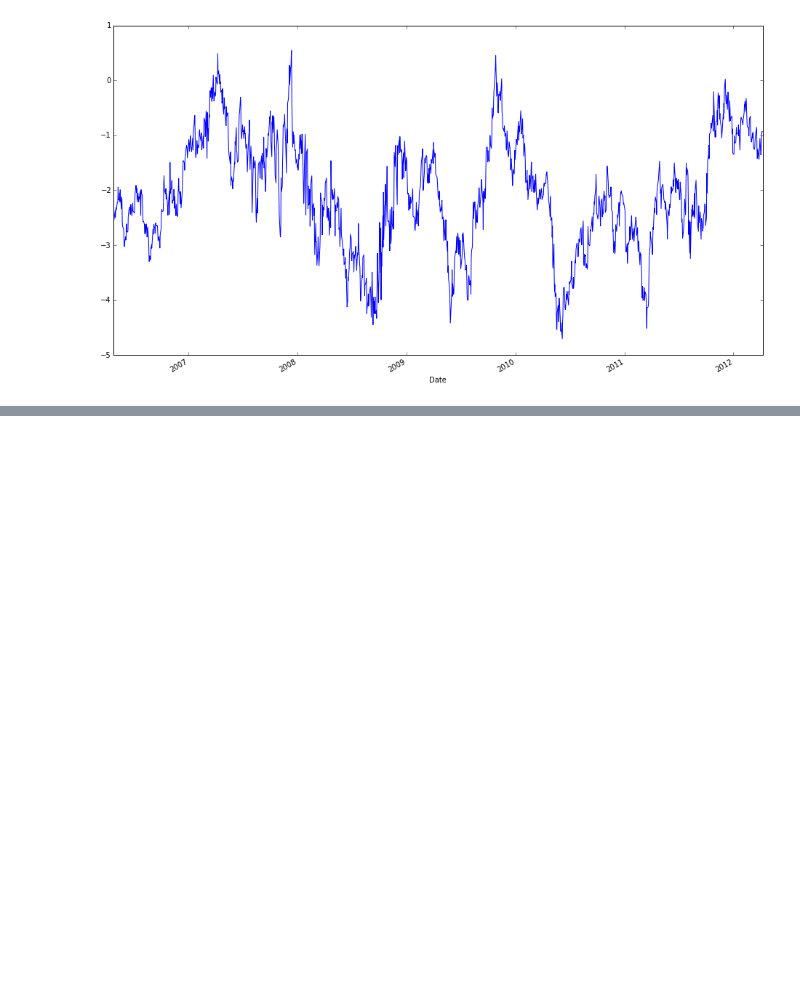
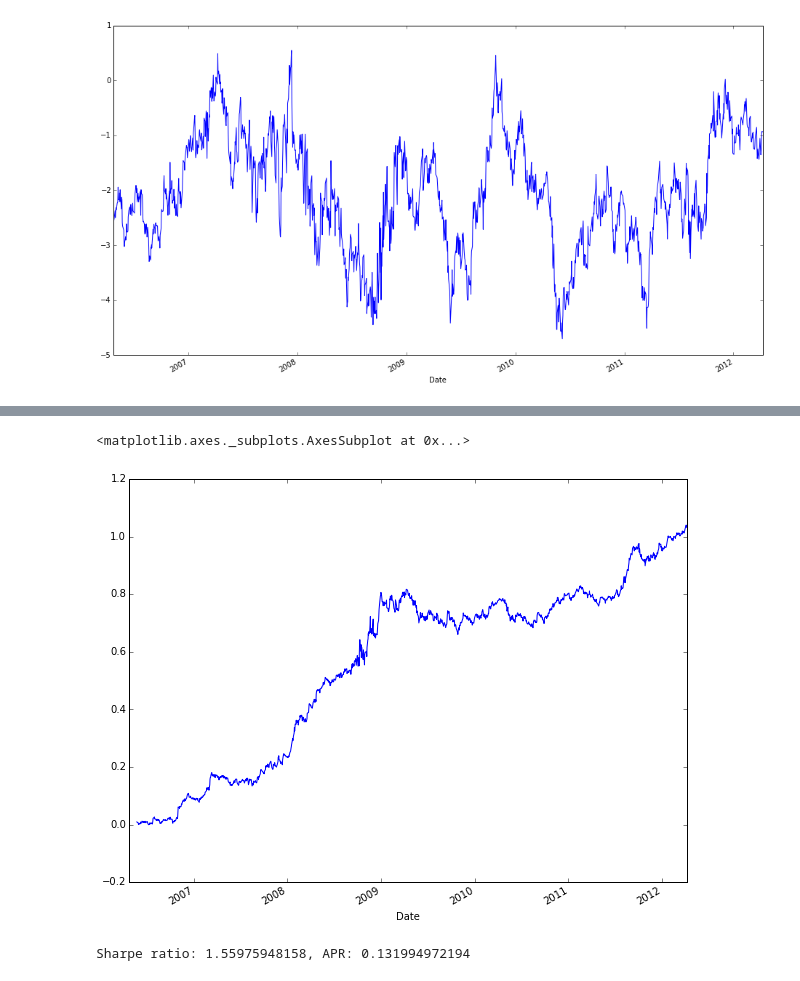
Before and after one commit to davidells/mypy, a Jupyter notebook: finance/echan_algotrade_ex_2_7_and_2_8.ipynb, the cells around one changed output, grey strips where cells are left out. Saved outputs shown, nothing was run; the diff lists cells and outputs as text; code cells hidden in the pictures; blank space fills up the shorter version.

```diff
--- a/finance/echan_algotrade_ex_2_7.ipynb
+++ b/finance/echan_algotrade_ex_2_7_and_2_8.ipynb
@@ -78,0 +87,19 @@ yport.plot(figsize=(16,9))
+# %%
+positions = pd.concat([-zScore] * y3.shape[1], axis=1).values * weights * y3
+# %%
+pnl = (positions.shift(1) * y3.pct_change()).sum(axis=1)
+# %%
+grossMktVal = positions.shift(1).abs().sum(axis=1)
+# %%
+ret = pnl / grossMktVal
+# %%
+((1 + ret).cumprod() - 1).plot(figsize=(10,8))
+# %% [output]
+<matplotlib.axes._subplots.AxesSubplot at 0x...>
+[figure, added]
+# %%
+sharpe = np.sqrt(252) * ret.mean() / ret.std()
+apr = pow((1 + ret.mean()), 252) - 1
+print "Sharpe ratio: %s, APR: %s" % (sharpe, apr)
+# %% [output]
+Sharpe ratio: 1.55975948158, APR: 0.131994972194
```
Also changed, not shown: parts of 4 cells of this notebook.
